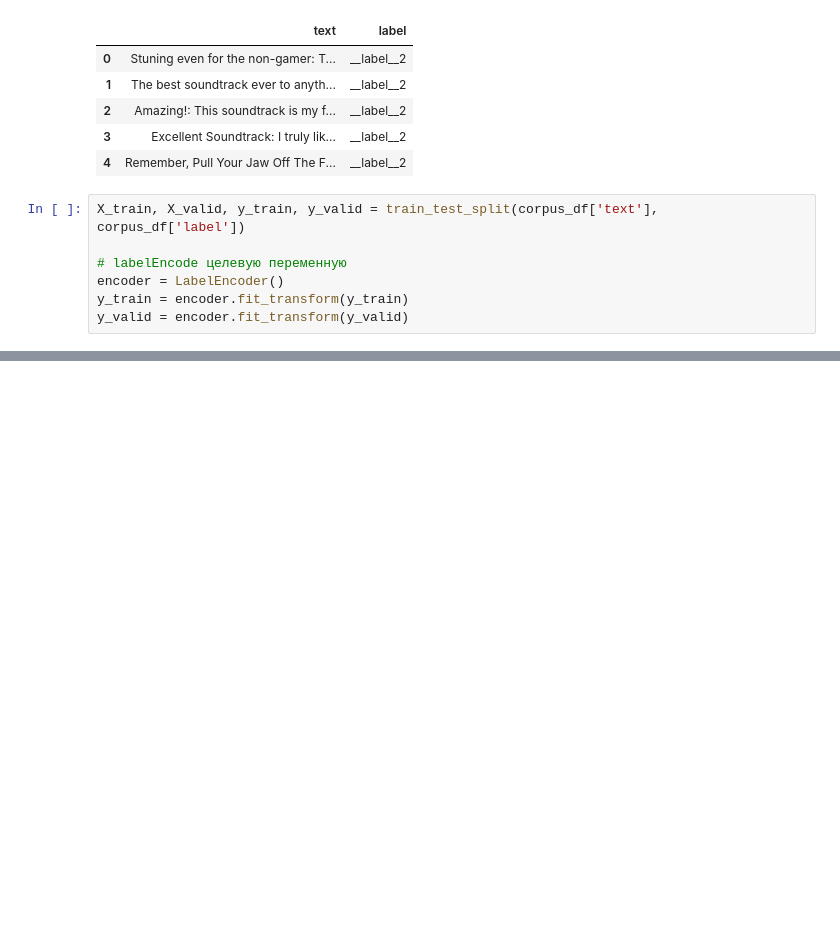
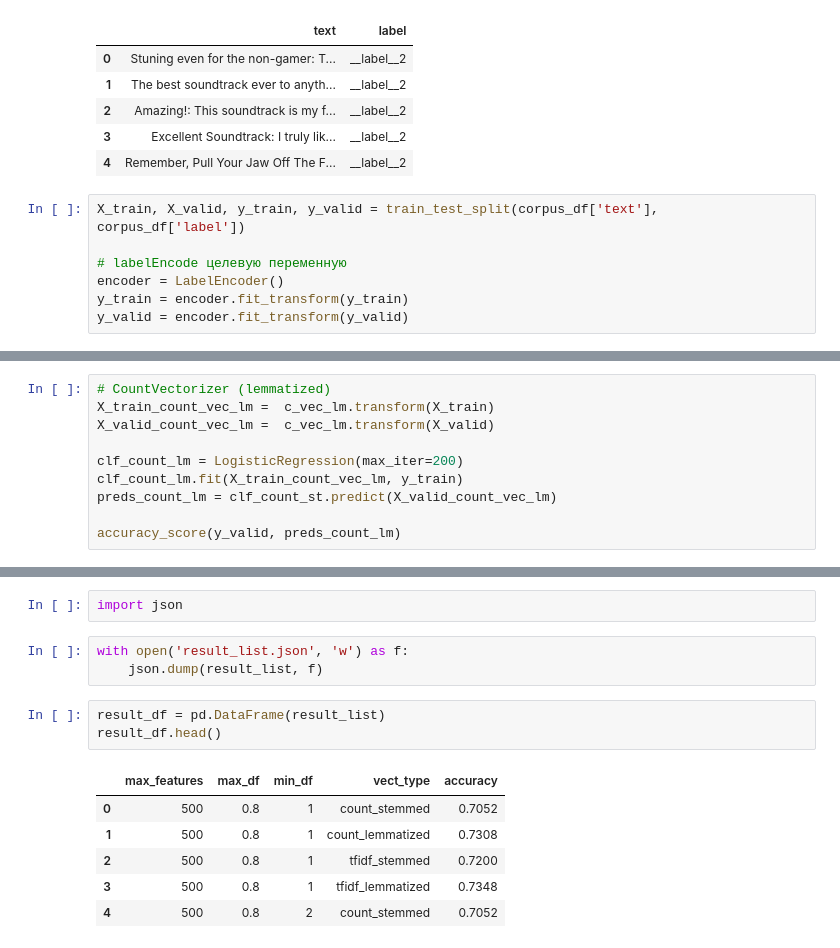
Before and after one commit to AntonyVasilev/introduction-in-NLP, a Jupyter notebook: AVasilev_lesson_2.ipynb, the cells around one changed output, grey strips where cells are left out. Saved outputs shown, nothing was run; the diff lists cells and outputs as text; blank space fills up the shorter version.

```diff
--- a/AVasilev_lesson_2.ipynb
+++ b/AVasilev_lesson_2.ipynb
@@ -157,0 +162,10 @@ accuracy_score(y_valid, preds_count)
+# %%
+# CountVectorizer (lemmatized)
+X_train_count_vec_lm =  c_vec_lm.transform(X_train)
+X_valid_count_vec_lm =  c_vec_lm.transform(X_valid)
+
+clf_count_lm = LogisticRegression(max_iter=200)
+clf_count_lm.fit(X_train_count_vec_lm, y_train)
+preds_count_lm = clf_count_st.predict(X_valid_count_vec_lm)
+
+accuracy_score(y_valid, preds_count_lm)
@@ -169,0 +265,15 @@ accuracy_score(y_valid, preds_tfidf)
+# %%
+import json
+# %%
+with open('result_list.json', 'w') as f:
+    json.dump(result_list, f)
+# %%
+result_df = pd.DataFrame(result_list)
+result_df.head()
+# %% [output]
+|  | max_features | max_df | min_df | vect_type | accuracy |
+| 0 | 500 | 0.8 | 1 | count_stemmed | 0.7052 |
+| 1 | 500 | 0.8 | 1 | count_lemmatized | 0.7308 |
+| 2 | 500 | 0.8 | 1 | tfidf_stemmed | 0.7200 |
+| 3 | 500 | 0.8 | 1 | tfidf_lemmatized | 0.7348 |
+| 4 | 500 | 0.8 | 2 | count_stemmed | 0.7052 |
```
Also changed, not shown: parts of 30 cells of this notebook, 2 other files.
